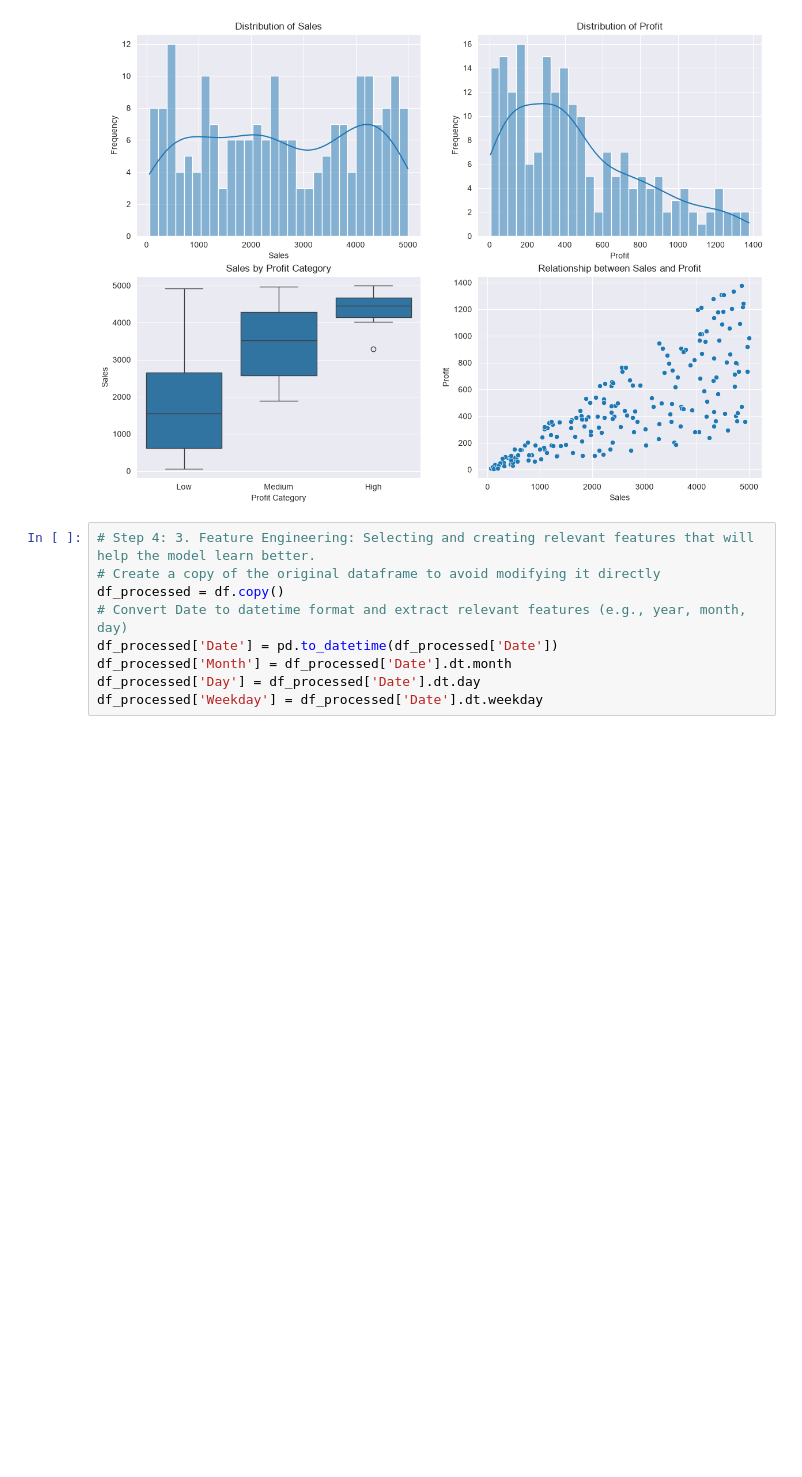
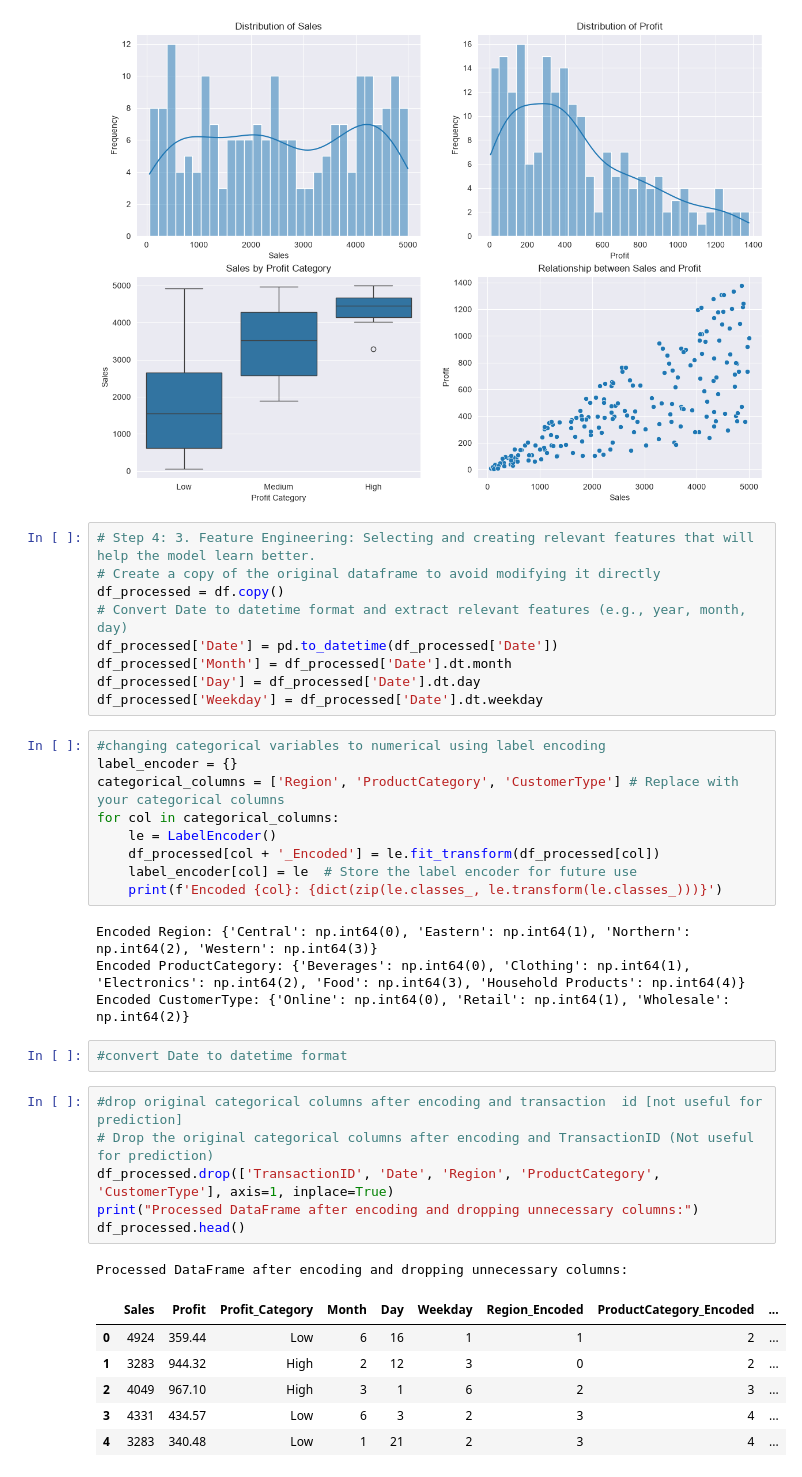
Before and after one commit to Moureen100/NassangaMoureen, a Jupyter notebook: bigdata.ipynb, the cells around one changed output. Cells and saved outputs as stored; diff of their text form; blank space fills up the shorter version.

```diff
--- a/bigdata.ipynb
+++ b/bigdata.ipynb
@@ -109,3 +110,32 @@ df_processed['Date'] = pd.to_datetime(df_processed['Date'])
 df_processed['Month'] = df_processed['Date'].dt.month
 df_processed['Day'] = df_processed['Date'].dt.day
 df_processed['Weekday'] = df_processed['Date'].dt.weekday
+# %%
+#changing categorical variables to numerical using label encoding
+label_encoder = {}
+categorical_columns = ['Region', 'ProductCategory', 'CustomerType'] # Replace with your categorical columns
+for col in categorical_columns:
+    le = LabelEncoder()
+    df_processed[col + '_Encoded'] = le.fit_transform(df_processed[col])
+    label_encoder[col] = le  # Store the label encoder for future use
+    print(f'Encoded {col}: {dict(zip(le.classes_, le.transform(le.classes_)))}')
+# %% [output]
+Encoded Region: {'Central': np.int64(0), 'Eastern': np.int64(1), 'Northern': np.int64(2), 'Western': np.int64(3)}
+Encoded ProductCategory: {'Beverages': np.int64(0), 'Clothing': np.int64(1), 'Electronics': np.int64(2), 'Food': np.int64(3), 'Household Products': np.int64(4)}
+Encoded CustomerType: {'Online': np.int64(0), 'Retail': np.int64(1), 'Wholesale': np.int64(2)}
+# %%
+#convert Date to datetime format
+# %%
+#drop original categorical columns after encoding and transaction  id [not useful for prediction]
+# Drop the original categorical columns after encoding and TransactionID (Not useful for prediction)
+df_processed.drop(['TransactionID', 'Date', 'Region', 'ProductCategory', 'CustomerType'], axis=1, inplace=True)
+print("Processed DataFrame after encoding and dropping unnecessary columns:")
+df_processed.head()
+# %% [output]
+Processed DataFrame after encoding and dropping unnecessary columns:
+|  | Sales | Profit | Profit_Category | Month | Day | Weekday | Region_Encoded | ProductCategory_Encoded | ... |
+| 0 | 4924 | 359.44 | Low | 6 | 16 | 1 | 1 | 2 | ... |
+| 1 | 3283 | 944.32 | High | 2 | 12 | 3 | 0 | 2 | ... |
+| 2 | 4049 | 967.10 | High | 3 | 1 | 6 | 2 | 3 | ... |
+| 3 | 4331 | 434.57 | Low | 6 | 3 | 2 | 3 | 4 | ... |
+| 4 | 3283 | 340.48 | Low | 1 | 21 | 2 | 3 | 4 | ... |
```
Also changed, not shown: parts of 4 cells of this notebook, 29 other files.
